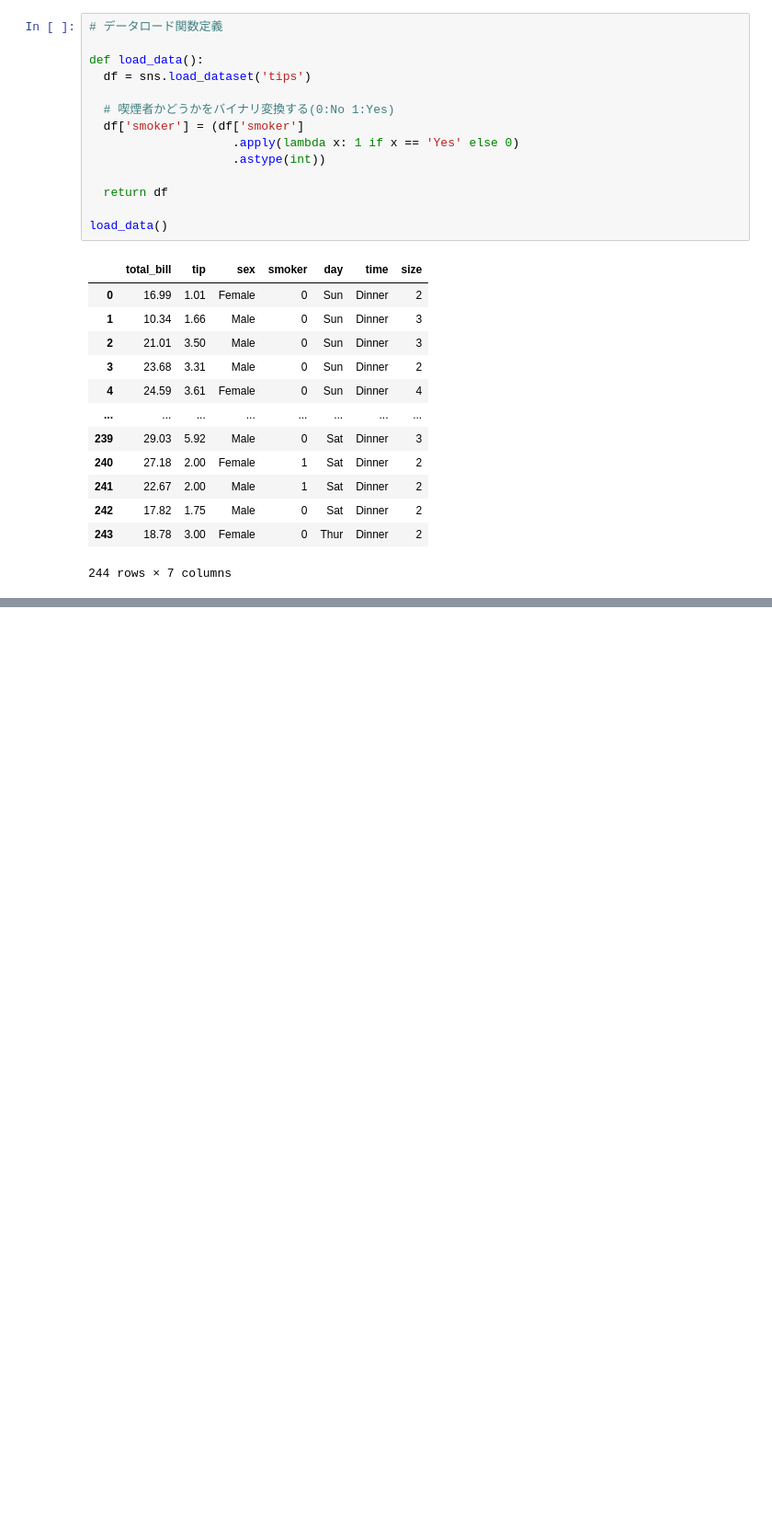
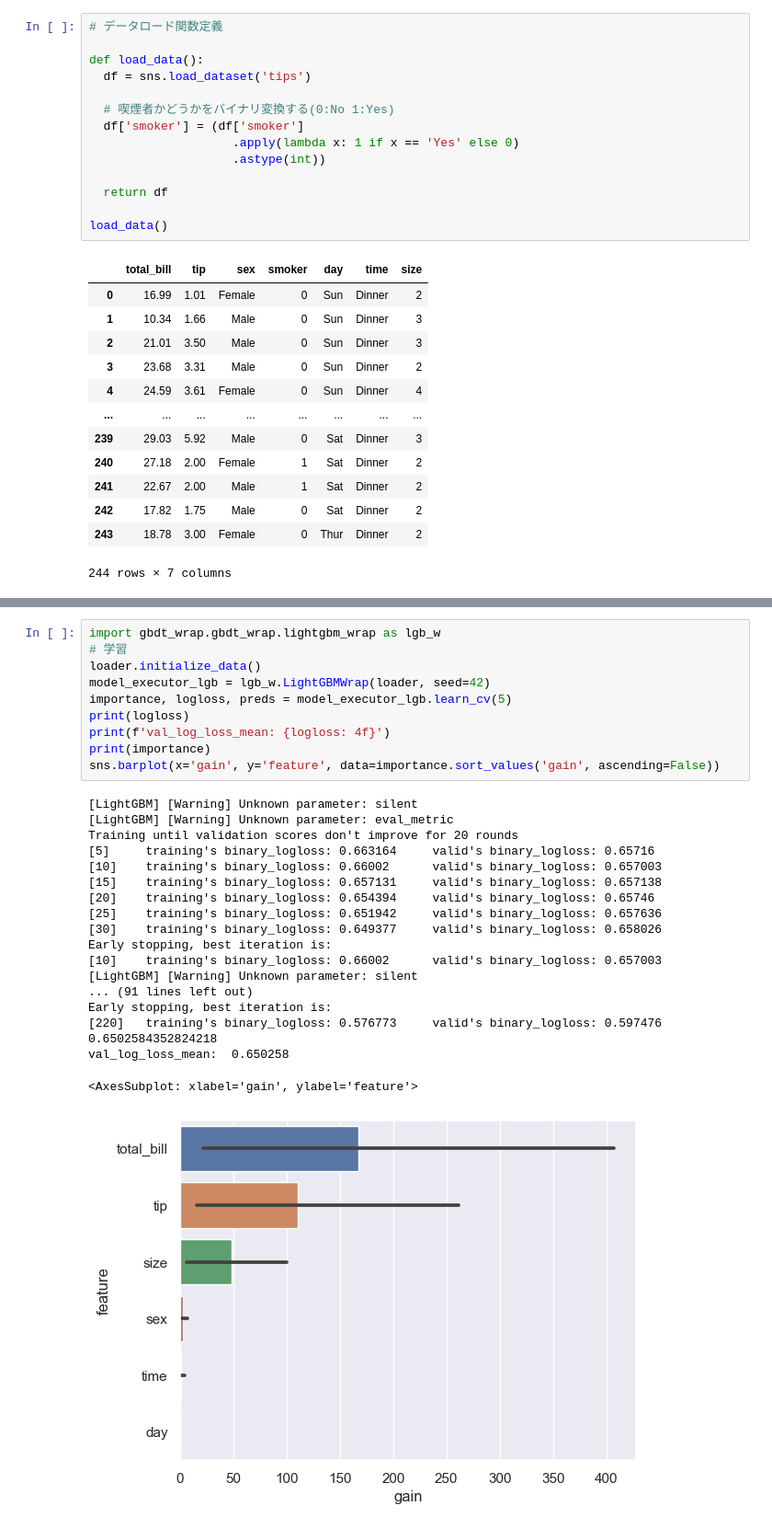
Before and after one commit to ds-tt-code/gbdt_practice, a Jupyter notebook: test.ipynb, the cells around one changed output, grey strips where cells are left out. Shown at 92% size. Cells and saved outputs as stored; diff of their text form; blank space fills up the shorter version.

Commit message:
add: lightGBMのラップクラスを追加

```diff
--- a/test.ipynb
+++ b/test.ipynb
@@ -84,0 +85,30 @@ sns.barplot(x='gain', y='feature', data=importance.sort_values('gain', ascending
+# %%
+import gbdt_wrap.gbdt_wrap.lightgbm_wrap as lgb_w
+# 学習
+loader.initialize_data()
+model_executor_lgb = lgb_w.LightGBMWrap(loader, seed=42)
+importance, logloss, preds = model_executor_lgb.learn_cv(5)
+print(logloss)
+print(f'val_log_loss_mean: {logloss: 4f}')
+print(importance)
+sns.barplot(x='gain', y='feature', data=importance.sort_values('gain', ascending=False))
+# %% [output]
+[LightGBM] [Warning] Unknown parameter: silent
+[LightGBM] [Warning] Unknown parameter: eval_metric
+Training until validation scores don't improve for 20 rounds
+[5]     training's binary_logloss: 0.663164     valid's binary_logloss: 0.65716
+[10]    training's binary_logloss: 0.66002      valid's binary_logloss: 0.657003
+[15]    training's binary_logloss: 0.657131     valid's binary_logloss: 0.657138
+[20]    training's binary_logloss: 0.654394     valid's binary_logloss: 0.65746
+[25]    training's binary_logloss: 0.651942     valid's binary_logloss: 0.657636
+[30]    training's binary_logloss: 0.649377     valid's binary_logloss: 0.658026
+Early stopping, best iteration is:
+[10]    training's binary_logloss: 0.66002      valid's binary_logloss: 0.657003
+[LightGBM] [Warning] Unknown parameter: silent
+... (91 lines left out)
+Early stopping, best iteration is:
+[220]   training's binary_logloss: 0.576773     valid's binary_logloss: 0.597476
+0.6502584352824218
+val_log_loss_mean:  0.650258
+<AxesSubplot: xlabel='gain', ylabel='feature'>
+[figure, added]
```
Also changed, not shown: parts of 3 cells of this notebook, 1 other file.
